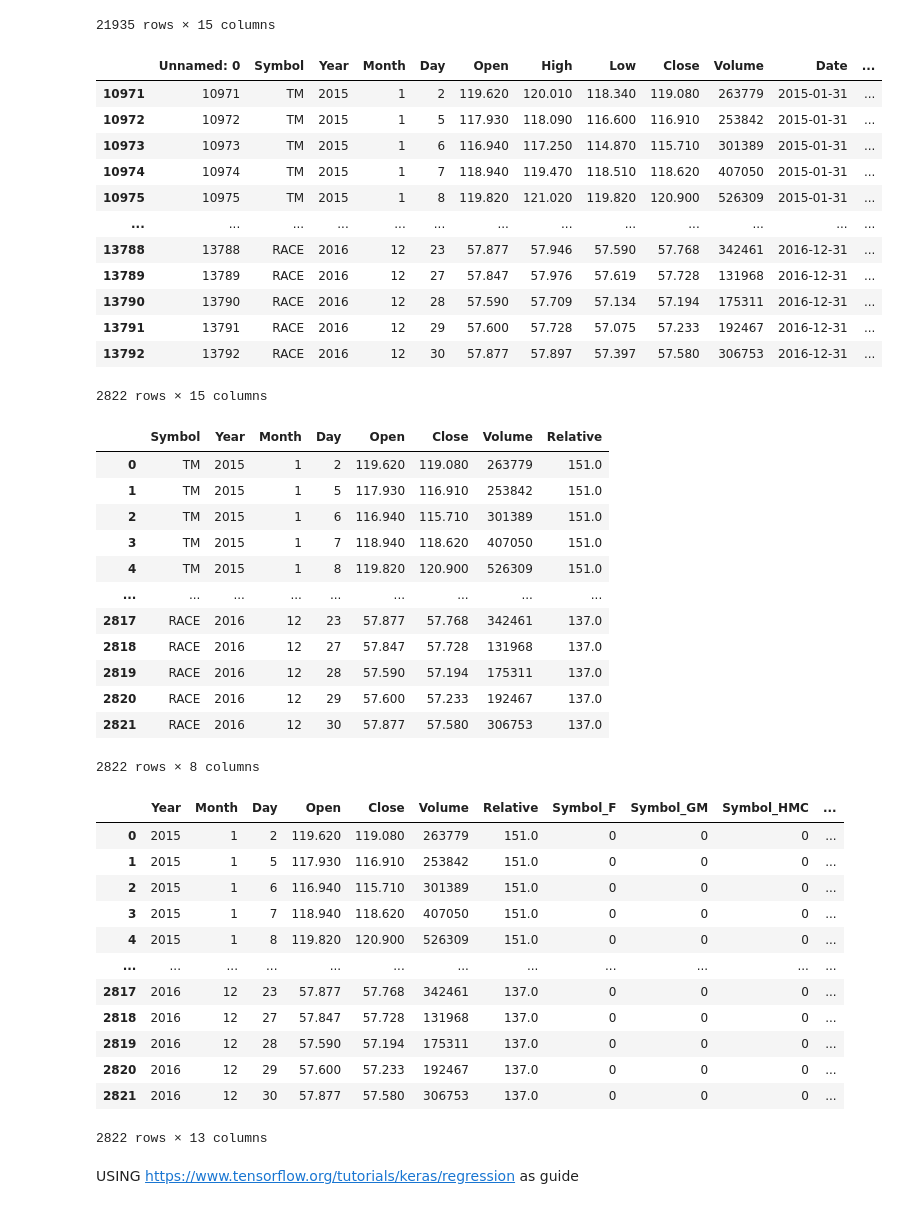
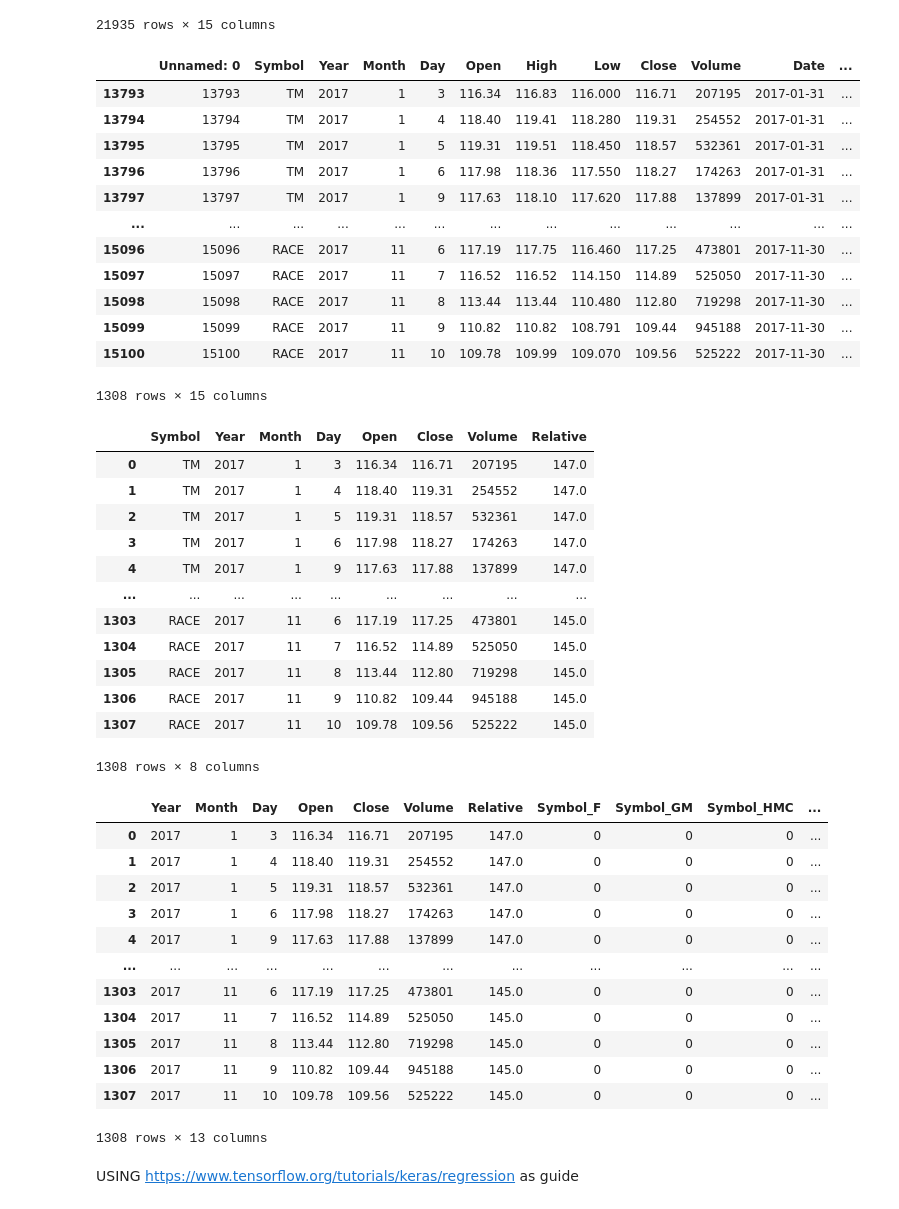
Before and after one commit to jacobdv/pantheon-of-eternity, a Jupyter notebook: dnn_model.ipynb, the cells around one changed output. Drawn from its saved outputs; the diff is of its cells as text; code cells hidden in the pictures.

```diff
--- a/dnn_model.ipynb
+++ b/dnn_model.ipynb
@@ -25,22 +25,22 @@ load_df
 | 21934 | 21934 | F | 2005 | 1 | 31 | 10.443 | 10.473 | 10.332 | 10.377 | 8853689 | 2005-01-31 | ... |
 21935 rows × 15 columns
 # %%
-preprocess_df = load_df.loc[(load_df['Year'] == 2015) | (load_df['Year'] == 2016)]
+preprocess_df = load_df.loc[load_df['Year'] == 2017]
 preprocess_df
 # %% [output]
 |  | Unnamed: 0 | Symbol | Year | Month | Day | Open | High | Low | Close | Volume | Date | ... |
-| 10971 | 10971 | TM | 2015 | 1 | 2 | 119.620 | 120.010 | 118.340 | 119.080 | 263779 | 2015-01-31 | ... |
-| 10972 | 10972 | TM | 2015 | 1 | 5 | 117.930 | 118.090 | 116.600 | 116.910 | 253842 | 2015-01-31 | ... |
-| 10973 | 10973 | TM | 2015 | 1 | 6 | 116.940 | 117.250 | 114.870 | 115.710 | 301389 | 2015-01-31 | ... |
-| 10974 | 10974 | TM | 2015 | 1 | 7 | 118.940 | 119.470 | 118.510 | 118.620 | 407050 | 2015-01-31 | ... |
-| 10975 | 10975 | TM | 2015 | 1 | 8 | 119.820 | 121.020 | 119.820 | 120.900 | 526309 | 2015-01-31 | ... |
+| 13793 | 13793 | TM | 2017 | 1 | 3 | 116.34 | 116.83 | 116.000 | 116.71 | 207195 | 2017-01-31 | ... |
+| 13794 | 13794 | TM | 2017 | 1 | 4 | 118.40 | 119.41 | 118.280 | 119.31 | 254552 | 2017-01-31 | ... |
+| 13795 | 13795 | TM | 2017 | 1 | 5 | 119.31 | 119.51 | 118.450 | 118.57 | 532361 | 2017-01-31 | ... |
+| 13796 | 13796 | TM | 2017 | 1 | 6 | 117.98 | 118.36 | 117.550 | 118.27 | 174263 | 2017-01-31 | ... |
+| 13797 | 13797 | TM | 2017 | 1 | 9 | 117.63 | 118.10 | 117.620 | 117.88 | 137899 | 2017-01-31 | ... |
 | ... | ... | ... | ... | ... | ... | ... | ... | ... | ... | ... | ... | ... |
-| 13788 | 13788 | RACE | 2016 | 12 | 23 | 57.877 | 57.946 | 57.590 | 57.768 | 342461 | 2016-12-31 | ... |
-| 13789 | 13789 | RACE | 2016 | 12 | 27 | 57.847 | 57.976 | 57.619 | 57.728 | 131968 | 2016-12-31 | ... |
-| 13790 | 13790 | RACE | 2016 | 12 | 28 | 57.590 | 57.709 | 57.134 | 57.194 | 175311 | 2016-12-31 | ... |
-| 13791 | 13791 | RACE | 2016 | 12 | 29 | 57.600 | 57.728 | 57.075 | 57.233 | 192467 | 2016-12-31 | ... |
-| 13792 | 13792 | RACE | 2016 | 12 | 30 | 57.877 | 57.897 | 57.397 | 57.580 | 306753 | 2016-12-31 | ... |
+| 15096 | 15096 | RACE | 2017 | 11 | 6 | 117.19 | 117.75 | 116.460 | 117.25 | 473801 | 2017-11-30 | ... |
+| 15097 | 15097 | RACE | 2017 | 11 | 7 | 116.52 | 116.52 | 114.150 | 114.89 | 525050 | 2017-11-30 | ... |
+| 15098 | 15098 | RACE | 2017 | 11 | 8 | 113.44 | 113.44 | 110.480 | 112.80 | 719298 | 2017-11-30 | ... |
+| 15099 | 15099 | RACE | 2017 | 11 | 9 | 110.82 | 110.82 | 108.791 | 109.44 | 945188 | 2017-11-30 | ... |
+| 15100 | 15100 | RACE | 2017 | 11 | 10 | 109.78 | 109.99 | 109.070 | 109.56 | 525222 | 2017-11-30 | ... |
-2822 rows × 15 columns
+1308 rows × 15 columns
 # %%
 #preprocess_df.isna().sum()
 # %%
@@ -50,36 +50,36 @@ preprocess_df = preprocess_df.drop(['index'], axis=1)
 preprocess_df
 # %% [output]
 |  | Symbol | Year | Month | Day | Open | Close | Volume | Relative |
-| 0 | TM | 2015 | 1 | 2 | 119.620 | 119.080 | 263779 | 151.0 |
-| 1 | TM | 2015 | 1 | 5 | 117.930 | 116.910 | 253842 | 151.0 |
-| 2 | TM | 2015 | 1 | 6 | 116.940 | 115.710 | 301389 | 151.0 |
-| 3 | TM | 2015 | 1 | 7 | 118.940 | 118.620 | 407050 | 151.0 |
-| 4 | TM | 2015 | 1 | 8 | 119.820 | 120.900 | 526309 | 151.0 |
+| 0 | TM | 2017 | 1 | 3 | 116.34 | 116.71 | 207195 | 147.0 |
+| 1 | TM | 2017 | 1 | 4 | 118.40 | 119.31 | 254552 | 147.0 |
+| 2 | TM | 2017 | 1 | 5 | 119.31 | 118.57 | 532361 | 147.0 |
+| 3 | TM | 2017 | 1 | 6 | 117.98 | 118.27 | 174263 | 147.0 |
+| 4 | TM | 2017 | 1 | 9 | 117.63 | 117.88 | 137899 | 147.0 |
 | ... | ... | ... | ... | ... | ... | ... | ... | ... |
-| 2817 | RACE | 2016 | 12 | 23 | 57.877 | 57.768 | 342461 | 137.0 |
-| 2818 | RACE | 2016 | 12 | 27 | 57.847 | 57.728 | 131968 | 137.0 |
-| 2819 | RACE | 2016 | 12 | 28 | 57.590 | 57.194 | 175311 | 137.0 |
-| 2820 | RACE | 2016 | 12 | 29 | 57.600 | 57.233 | 192467 | 137.0 |
-| 2821 | RACE | 2016 | 12 | 30 | 57.877 | 57.580 | 306753 | 137.0 |
+| 1303 | RACE | 2017 | 11 | 6 | 117.19 | 117.25 | 473801 | 145.0 |
+| 1304 | RACE | 2017 | 11 | 7 | 116.52 | 114.89 | 525050 | 145.0 |
+| 1305 | RACE | 2017 | 11 | 8 | 113.44 | 112.80 | 719298 | 145.0 |
+| 1306 | RACE | 2017 | 11 | 9 | 110.82 | 109.44 | 945188 | 145.0 |
+| 1307 | RACE | 2017 | 11 | 10 | 109.78 | 109.56 | 525222 | 145.0 |
-2822 rows × 8 columns
+1308 rows × 8 columns
 # %%
 data_binary_encoded = pd.get_dummies(preprocess_df)
 data_binary_encoded = data_binary_encoded.dropna()
 data_binary_encoded
 # %% [output]
 |  | Year | Month | Day | Open | Close | Volume | Relative | Symbol_F | Symbol_GM | Symbol_HMC | ... |
-| 0 | 2015 | 1 | 2 | 119.620 | 119.080 | 263779 | 151.0 | 0 | 0 | 0 | ... |
-| 1 | 2015 | 1 | 5 | 117.930 | 116.910 | 253842 | 151.0 | 0 | 0 | 0 | ... |
-| 2 | 2015 | 1 | 6 | 116.940 | 115.710 | 301389 | 151.0 | 0 | 0 | 0 | ... |
-| 3 | 2015 | 1 | 7 | 118.940 | 118.620 | 407050 | 151.0 | 0 | 0 | 0 | ... |
-| 4 | 2015 | 1 | 8 | 119.820 | 120.900 | 526309 | 151.0 | 0 | 0 | 0 | ... |
+| 0 | 2017 | 1 | 3 | 116.34 | 116.71 | 207195 | 147.0 | 0 | 0 | 0 | ... |
+| 1 | 2017 | 1 | 4 | 118.40 | 119.31 | 254552 | 147.0 | 0 | 0 | 0 | ... |
+| 2 | 2017 | 1 | 5 | 119.31 | 118.57 | 532361 | 147.0 | 0 | 0 | 0 | ... |
+| 3 | 2017 | 1 | 6 | 117.98 | 118.27 | 174263 | 147.0 | 0 | 0 | 0 | ... |
+| 4 | 2017 | 1 | 9 | 117.63 | 117.88 | 137899 | 147.0 | 0 | 0 | 0 | ... |
 | ... | ... | ... | ... | ... | ... | ... | ... | ... | ... | ... | ... |
-| 2817 | 2016 | 12 | 23 | 57.877 | 57.768 | 342461 | 137.0 | 0 | 0 | 0 | ... |
-| 2818 | 2016 | 12 | 27 | 57.847 | 57.728 | 131968 | 137.0 | 0 | 0 | 0 | ... |
-| 2819 | 2016 | 12 | 28 | 57.590 | 57.194 | 175311 | 137.0 | 0 | 0 | 0 | ... |
-| 2820 | 2016 | 12 | 29 | 57.600 | 57.233 | 192467 | 137.0 | 0 | 0 | 0 | ... |
-| 2821 | 2016 | 12 | 30 | 57.877 | 57.580 | 306753 | 137.0 | 0 | 0 | 0 | ... |
+| 1303 | 2017 | 11 | 6 | 117.19 | 117.25 | 473801 | 145.0 | 0 | 0 | 0 | ... |
+| 1304 | 2017 | 11 | 7 | 116.52 | 114.89 | 525050 | 145.0 | 0 | 0 | 0 | ... |
+| 1305 | 2017 | 11 | 8 | 113.44 | 112.80 | 719298 | 145.0 | 0 | 0 | 0 | ... |
+| 1306 | 2017 | 11 | 9 | 110.82 | 109.44 | 945188 | 145.0 | 0 | 0 | 0 | ... |
+| 1307 | 2017 | 11 | 10 | 109.78 | 109.56 | 525222 | 145.0 | 0 | 0 | 0 | ... |
-2822 rows × 13 columns
+1308 rows × 13 columns
 # %% [markdown]
 USING https://www.tensorflow.org/tutorials/keras/regression as guide
 # %%
```
Also changed, not shown: parts of 13 cells of this notebook, 5 other files.
